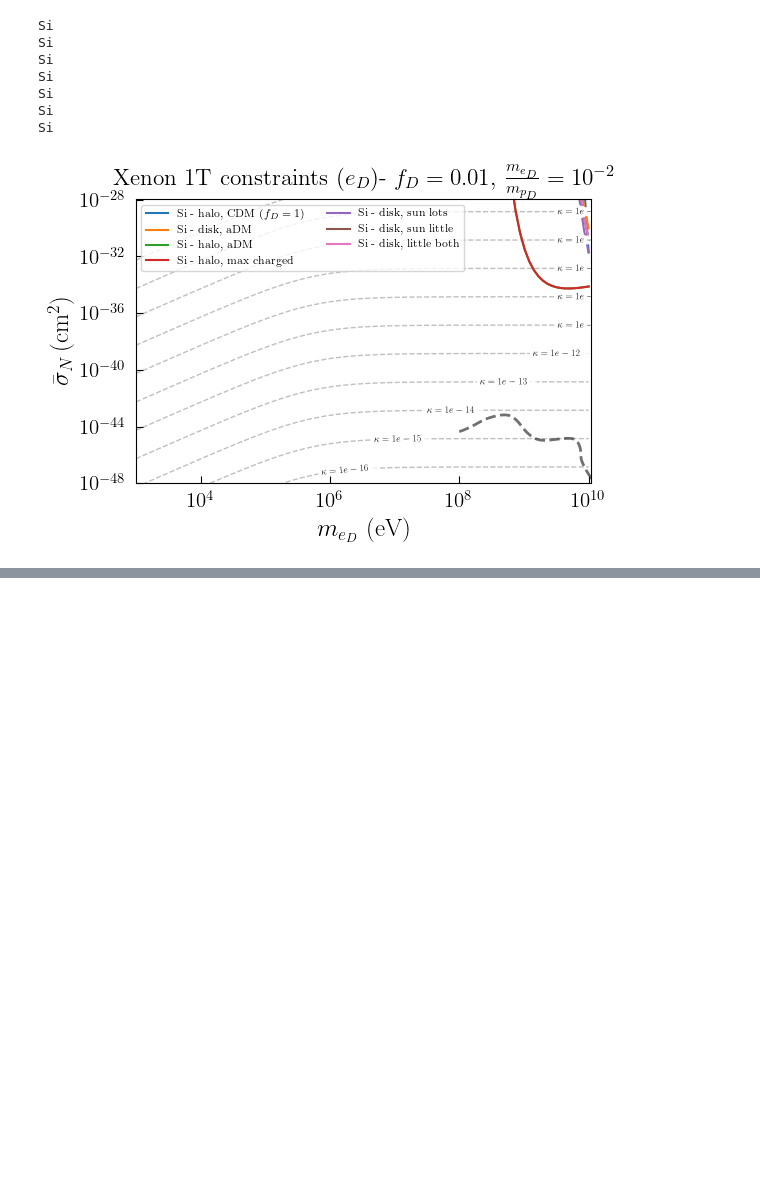
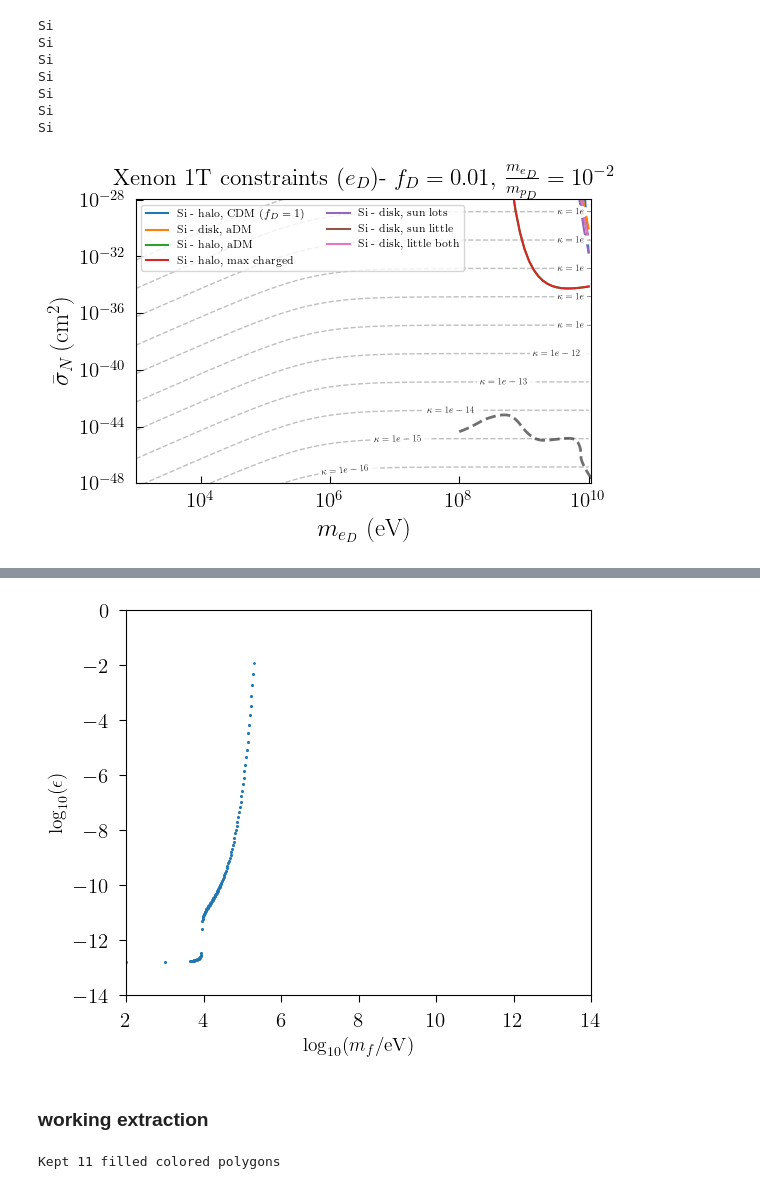
Before and after one commit to Keegan-Humphrey/darkELF-custom, a Jupyter notebook: mystuff/constraint_plots_clean.ipynb, the cells around one changed output, grey strips where cells are left out. Saved outputs shown, nothing was run; the diff lists cells and outputs as text; code cells hidden in the pictures; blank space fills up the shorter version.

```diff
--- a/mystuff/constraint_plots_clean.ipynb
+++ b/mystuff/constraint_plots_clean.ipynb
@@ -1173,6 +1465,8 @@ lim_sigmae = [
     kappa_to_sigmae_exact(lim_massless[i], masslist)
     for i in range(len(lim_massless))
 ]
+
+lim_kappa_eD_N = lim_massless
 # %%
 fig, axs = plt.subplots(figsize=(6,4.2))
 
@@ -1778,0 +3530,37 @@ lines = axs.get_lines()
+# %%
+x_pdf_left   = 45.296997
+x_pdf_right  = 395.5
+y_pdf_top    = 5.625
+y_pdf_bottom = 355.828
+
+x_data_min, x_data_max = 2, 14
+y_data_min, y_data_max = -14, 0
+# %%
+def pdf_to_data(xpdf, ypdf):
+    x = x_data_min + (xpdf - x_pdf_left) / (x_pdf_right - x_pdf_left) * (x_data_max - x_data_min)
+
+    # PDF y increases downward, data y increases upward
+    y = y_data_min + (y_pdf_bottom - ypdf) / (y_pdf_bottom - y_pdf_top) * (y_data_max - y_data_min)
+
+    return x, y
+
+x_log, y_log = pdf_to_data(pts_pdf[:, 0], pts_pdf[:, 1])
+
+df = pd.DataFrame({
+    "log10_mf_eV": x_log,
+    "log10_epsilon": y_log,
+})
+
+df.to_csv("digitized_boundary.csv", index=False)
+# %%
+plt.figure(figsize=(6, 5))
+plt.plot(df["log10_mf_eV"], df["log10_epsilon"], ".", ms=2)
+plt.xlim(2, 14)
+plt.ylim(-14, 0)
+plt.xlabel(r"$\log_{10}(m_f/\mathrm{eV})$")
+plt.ylabel(r"$\log_{10}(\epsilon)$")
+plt.show()
+# %% [output]
+[figure, added]
+# %% [markdown]
+### working extraction
@@ -1778,0 +3641,41 @@ lines = axs.get_lines()
+# %%
+polygons = []
+
+for i, d in enumerate(drawings):
+    fill = d.get("fill")
+    if fill is None:
+        continue
+
+    fill = np.array(fill)
+
+    # Skip nearly white or nearly black/gray objects if desired.
+    # Colored regions usually have non-equal RGB components.
+    is_gray = np.max(fill) - np.min(fill) < 0.03
+    is_white = np.all(fill > 0.95)
+
+    if is_gray or is_white:
+        continue
+
+    pts = drawing_to_polygon_data(d)
+    if pts is None:
+        continue
+
+    # Keep only objects with some overlap with the data range
+    x, y = pts[:, 0], pts[:, 1]
+    overlaps_plot = (
+        x.max() >= x_data_min and x.min() <= x_data_max and
+        y.max() >= y_data_min and y.min() <= y_data_max
+    )
+    if not overlaps_plot:
+        continue
+
+    # Rough area filter to avoid tiny labels/markers
+    area_box = (x.max() - x.min()) * (y.max() - y.min())
+    if area_box < 0.02:
+        continue
+
+    polygons.append(pts)
+
+print(f"Kept {len(polygons)} filled colored polygons")
+# %% [output]
+Kept 11 filled colored polygons
```
Also changed, not shown: parts of 49 cells of this notebook, 9 other files.
